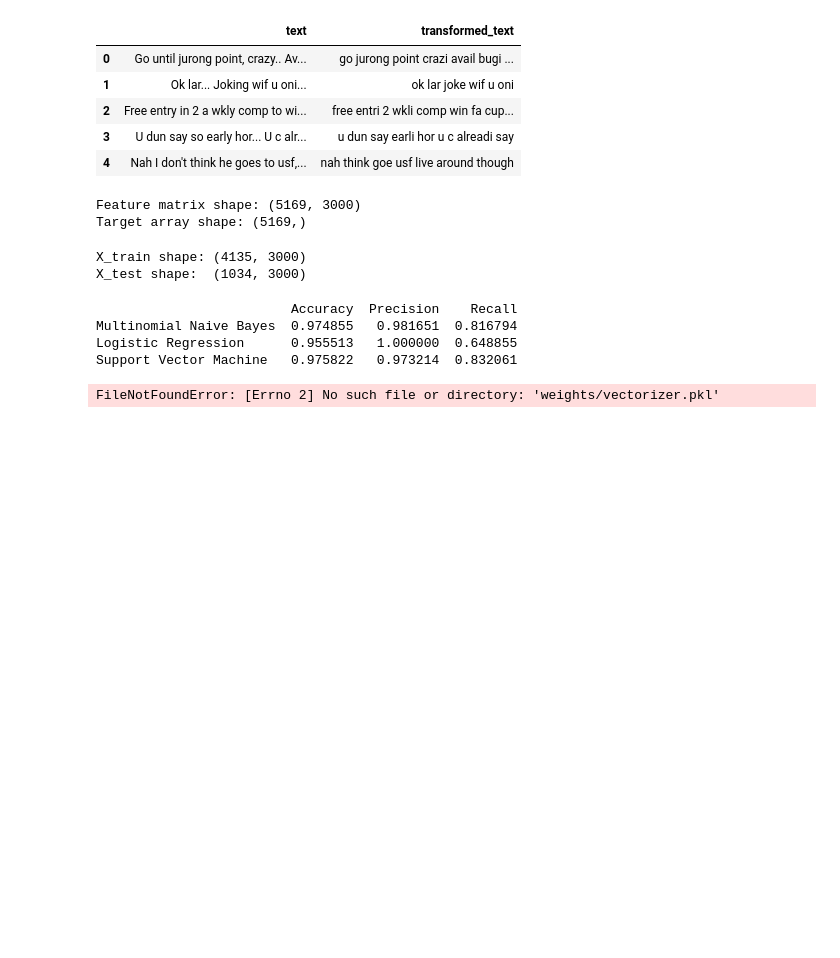
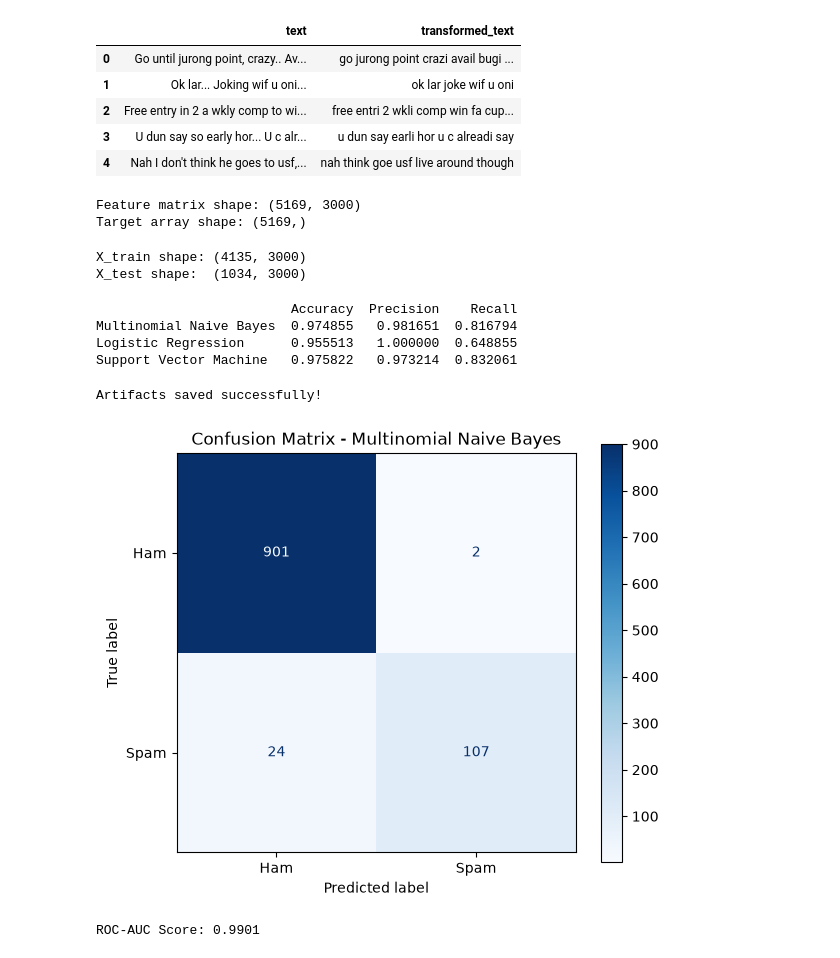
Before and after one commit to noureddien/Spam-Detection, a Jupyter notebook: notebook/eda_and_training.ipynb, the cells around one changed output. Saved outputs shown, nothing was run; the diff lists cells and outputs as text; code cells hidden in the pictures; blank space fills up the shorter version.

Commit message:
Models added and tested

```diff
--- a/notebook/eda_and_training.ipynb
+++ b/notebook/eda_and_training.ipynb
@@ -210,13 +209,13 @@ import joblib
 # Pick the trained Naive Bayes model
 best_model = models['Multinomial Naive Bayes']
 
-# Save artifacts for the Streamlit app
-joblib.dump(tfidf, 'weights/vectorizer.pkl')
-joblib.dump(best_model, 'weights/best_model.pkl')
+# Save weights
+joblib.dump(tfidf, '../weights/vectorizer.pkl')
+joblib.dump(best_model, '../weights/best_model.pkl')
 
 print("Artifacts saved successfully!")
 # %% [output]
-FileNotFoundError: [Errno 2] No such file or directory: 'weights/vectorizer.pkl'
+Artifacts saved successfully!
 # %%
 import string
 import nltk
@@ -235,3 +234,32 @@ def transform_text(text):
     y = [ps.stem(i) for i in y]
 
     return " ".join(y)
+# %%
+import matplotlib.pyplot as plt
+import seaborn as sns
+from sklearn.metrics import (
+    confusion_matrix,
+    ConfusionMatrixDisplay,
+    roc_curve,
+    auc,
+    precision_recall_curve
+)
+
+# Pick best model and predict on test set
+best_model = models['Multinomial Naive Bayes']
+y_pred = best_model.predict(X_test)
+y_proba = best_model.predict_proba(X_test)[:, 1]
+
+# 1. Confusion Matrix Plot
+cm = confusion_matrix(y_test, y_pred)
+disp = ConfusionMatrixDisplay(confusion_matrix=cm, display_labels=['Ham', 'Spam'])
+
+fig, ax = plt.subplots(figsize=(6, 5))
+disp.plot(cmap='Blues', ax=ax)
+plt.title('Confusion Matrix - Multinomial Naive Bayes')
+plt.tight_layout()
+plt.savefig('../models/confusion_matrix.png', dpi=300)
+plt.show()
+# %% [output]
+[figure, added]
+ROC-AUC Score: 0.9901
```
Also changed, not shown: parts of 4 cells of this notebook, 3 other files.
